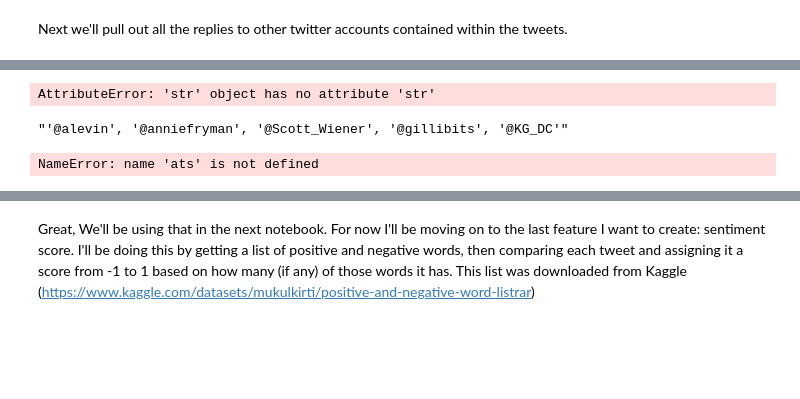
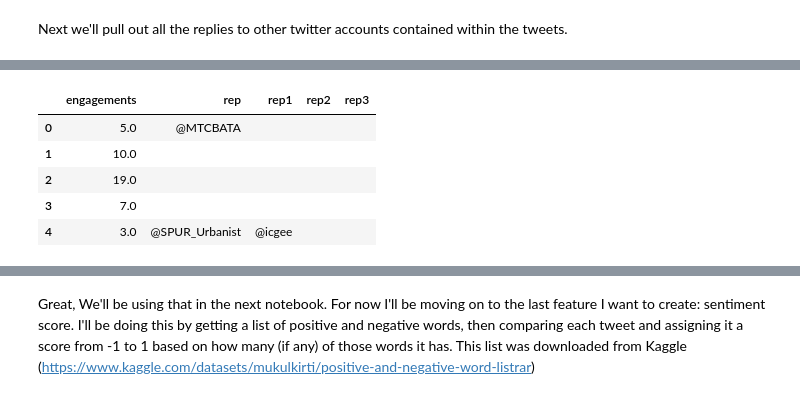
Before and after one commit to Graham-MacIsaac/Seamless-Twitter-Project, a Jupyter notebook: pre-processing.ipynb, the cells around one changed output, grey strips where cells are left out. Saved outputs shown, nothing was run; the diff lists cells and outputs as text; code cells hidden in the pictures; blank space fills up the shorter version.

```diff
--- a/pre-processing.ipynb
+++ b/pre-processing.ipynb
@@ -247,6 +154,0 @@ Sweet, looks good. Now we turn these into dummy variables for the models we'll b
-# %%
-#it's probably easiest to do this in a new dataframe, so we need to add engagements back in
-ats = df['replies'].str.get_dummies()
-ats['engagements'] = df['engagements']
-# %% [output]
-AttributeError: 'str' object has no attribute 'str'
@@ -256,8 +154,0 @@ b = re.sub('\]', '', a)
-# %%
-b
-# %% [output]
-"'@alevin', '@anniefryman', '@Scott_Wiener', '@gillibits', '@KG_DC'"
-# %%
-ats.head()
-# %% [output]
-NameError: name 'ats' is not defined
@@ -263,0 +163,10 @@ NameError: name 'ats' is not defined
+# %%
+#double check that it looks okay with one dummy per column
+df1.head()
+# %% [output]
+|  | engagements | rep | rep1 | rep2 | rep3 |
+| 0 | 5.0 | @MTCBATA |  |  |  |
+| 1 | 10.0 |  |  |  |  |
+| 2 | 19.0 |  |  |  |  |
+| 3 | 7.0 |  |  |  |  |
+| 4 | 3.0 | @SPUR_Urbanist | @icgee |  |  |
```
Also changed, not shown: parts of 36 cells of this notebook, 1 other file.
